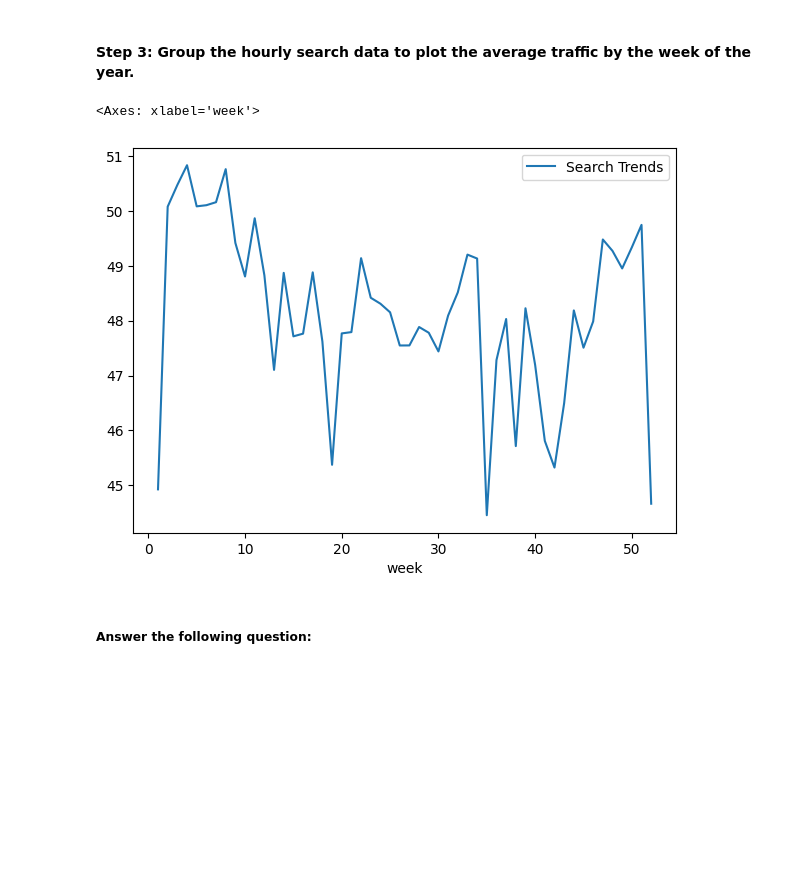
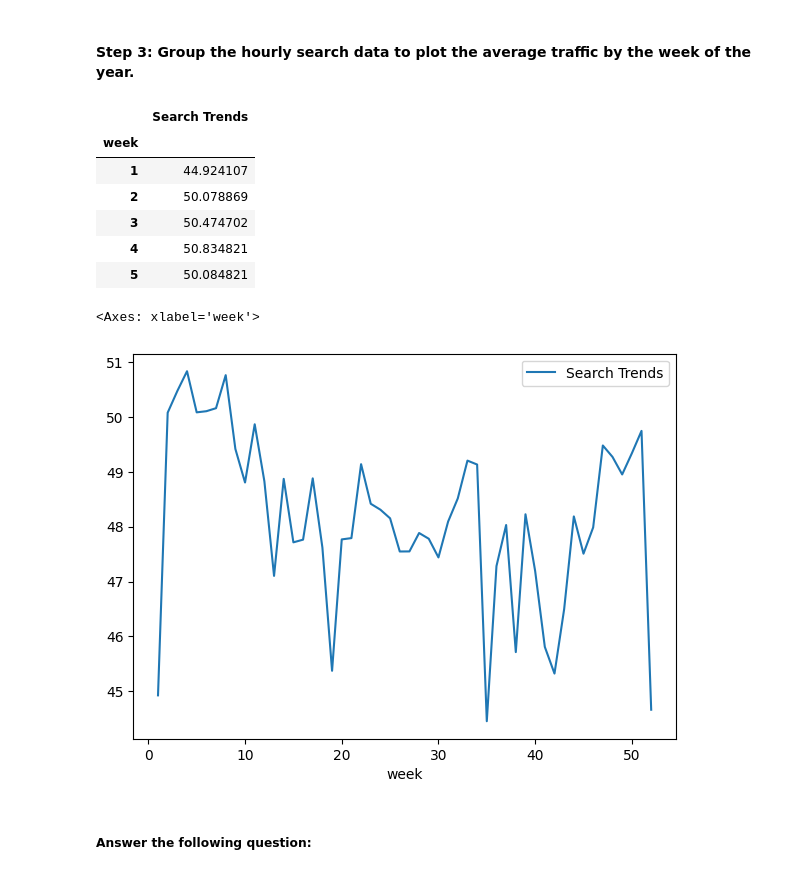
Before and after one commit to edoucet-AI/phophet-challenge, a Jupyter notebook: forecasting_net_prophet.ipynb, the cells around one changed output. Saved outputs shown, nothing was run; the diff lists cells and outputs as text; code cells hidden in the pictures; blank space fills up the shorter version.

```diff
--- a/forecasting_net_prophet.ipynb
+++ b/forecasting_net_prophet.ipynb
@@ -203,11 +217,18 @@ traffic_by_day.plot(figsize=(7, 5))
 # %%
 # Group the hourly search data to plot the average traffic by the week of the year using `df.index.isocalendar().week`.
 traffic_by_week = df_mercado_trends.groupby(by=df_mercado_trends.index.isocalendar().week).mean()
 
 # View the result
-traffic_by_week
+display(traffic_by_week.head())
 traffic_by_week.plot(figsize=(7, 5))
 # %% [output]
+|  | Search Trends |
+| week |  |
+| 1 | 44.924107 |
+| 2 | 50.078869 |
+| 3 | 50.474702 |
+| 4 | 50.834821 |
+| 5 | 50.084821 |
 <Axes: xlabel='week'>
 [figure]
 # %% [markdown]
```
Also changed, not shown: parts of 6 cells of this notebook.
